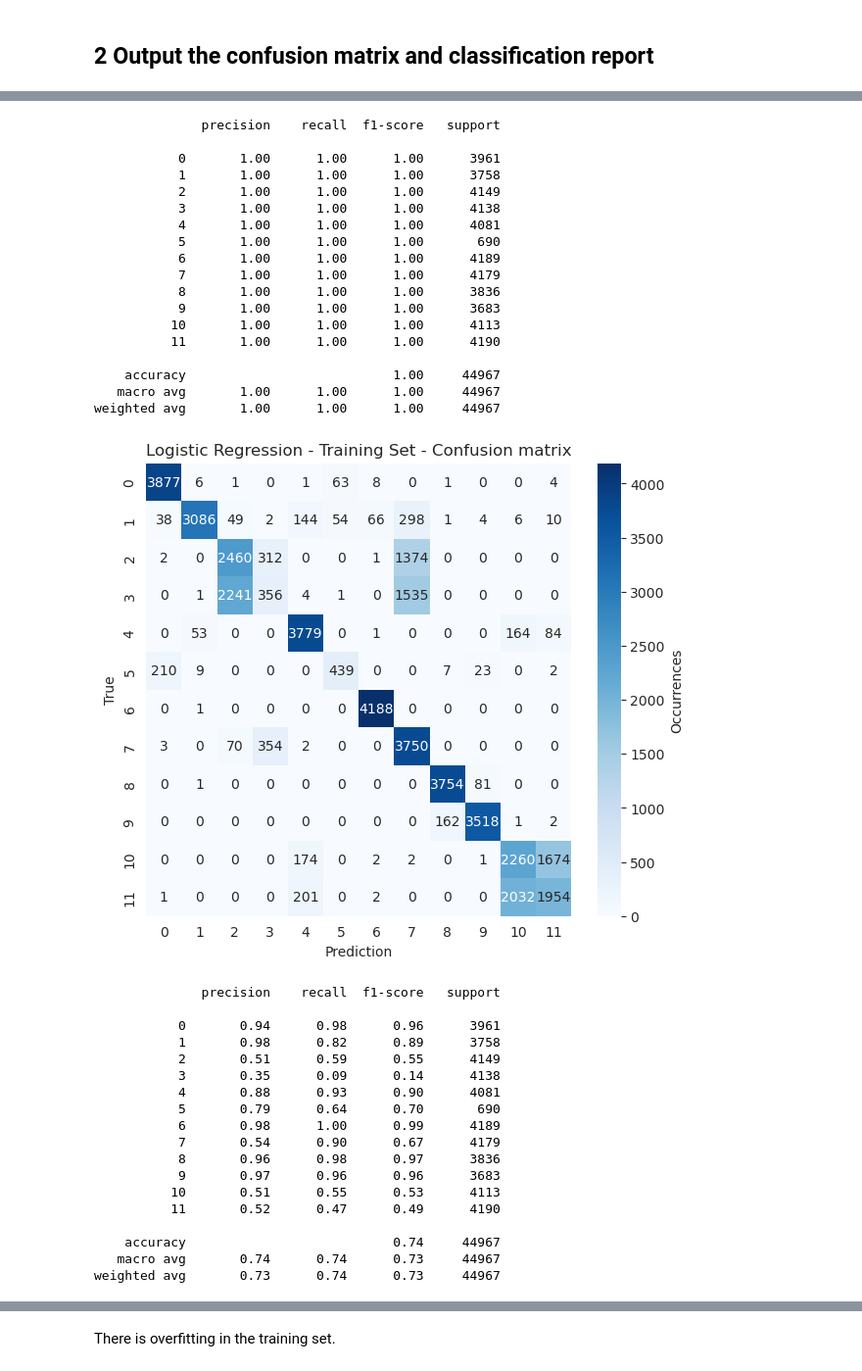
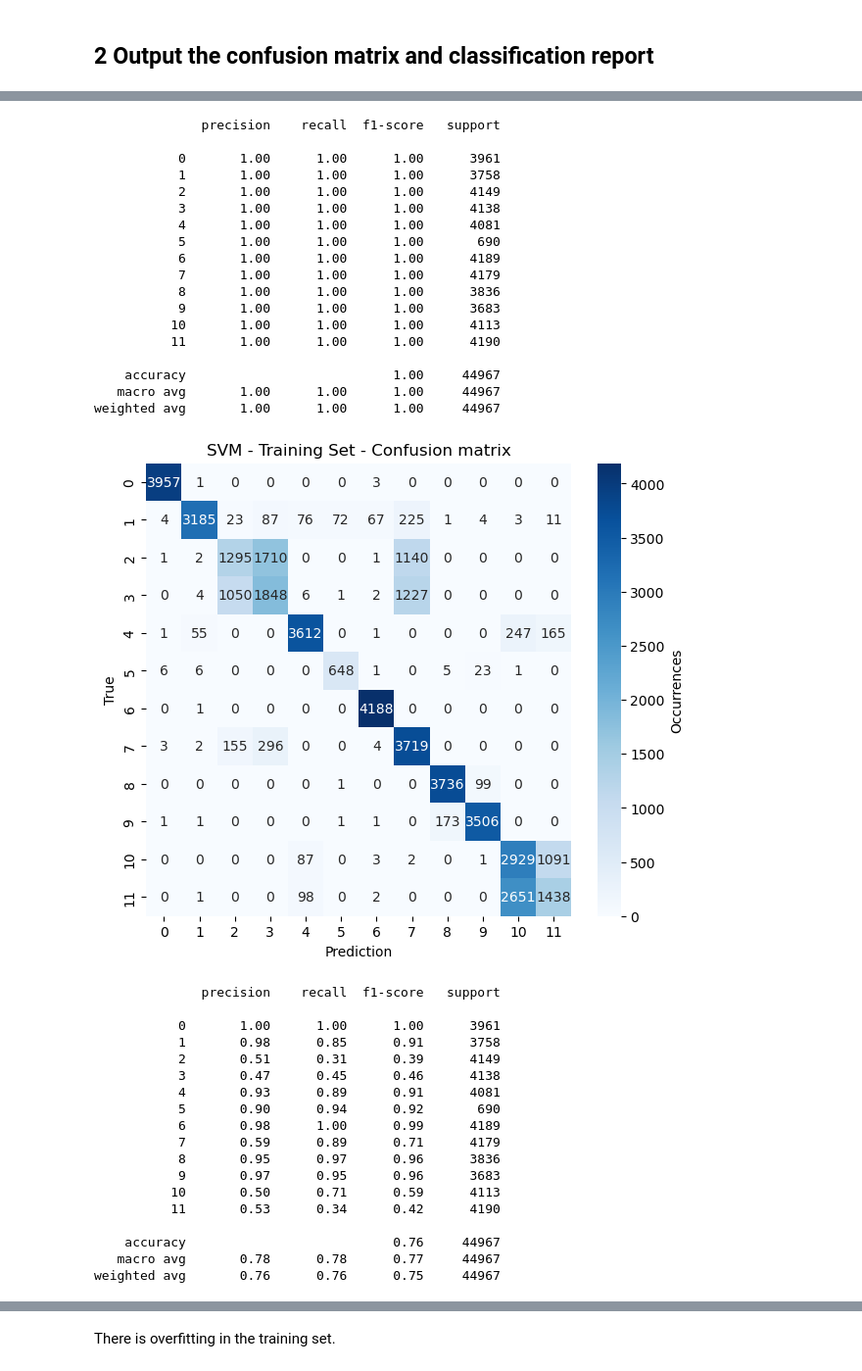
Before and after one commit to n4rciso/DDoS-Detection-using-Machine-Learning, a Jupyter notebook: ToSubmit/ML4N_Project_group9_Section_2.ipynb, the cells around one changed output, grey strips where cells are left out. Shown: that part at 98% size. Saved outputs shown, nothing was run; the diff lists cells and outputs as text; code cells hidden in the pictures.

```diff
--- a/ToSubmit/ML4N_Project_group9_Section_2.ipynb
+++ b/ToSubmit/ML4N_Project_group9_Section_2.ipynb
@@ -51,8 +51,8 @@ ddos_data_copy['label'] = pd.Categorical(ddos_data_copy['label']).codes  # trans
 ddos_data_copy.drop(columns=["Unnamed: 0", "Flow ID", "Destination IP", "Source IP", "Timestamp", "SimillarHTTP"],
                     axis=1, inplace=True)
 
-x = ddos_data_copy.drop(columns=['label']).to_numpy()
-y = ddos_data_copy[['label']].to_numpy()
+x = ddos_data_copy.drop(columns=['label'])
+y = ddos_data_copy[['label']]
 
 # Run stratified training-test splitting
 x_train, x_test, y_train, y_test = train_test_split(x, y, stratify=y, train_size=0.7, random_state=15)
@@ -60,7 +60,7 @@ x_train, x_test, y_train, y_test = train_test_split(x, y, stratify=y, train_size
 # This line is used to flatten the labels (which might be in a two-dimensional array) into one-dimensional arrays.
 # This is often necessary for compatibility with certain machine learning algorithms that expect 1D arrays for labels.
 
-y_train, y_test = np.ravel(y_train), np.ravel(y_test)
+# y_train, y_test = np.ravel(y_train), np.ravel(y_test)
 
 # Standardize data
 scaler = StandardScaler()
@@ -79,22 +95,22 @@ x_test_s = pca.transform(x_test_s)
 # Initialize the models with default parameters
 decision_tree = DecisionTreeClassifier(random_state=42)
 random_forest = RandomForestClassifier(random_state=42)
-logistic_regression = LogisticRegression(random_state=42, max_iter=1000)
+svm_classifier = SVC(random_state=42)
 
 # Train the models on the training data
 decision_tree.fit(x_train_s, y_train)
 random_forest.fit(x_train_s, y_train)
-logistic_regression.fit(x_train_s, y_train)
+svm_classifier.fit(x_train_s, y_train)
 
 # Evaluate the models on the training set
 y_train_pred_dt = decision_tree.predict(x_train_s)
 y_train_pred_rf = random_forest.predict(x_train_s)
-y_train_pred_lr = logistic_regression.predict(x_train_s)
+y_train_pred_svm = svm_classifier.predict(x_train_s)
 
 # Evaluate the models on the test set
 y_test_pred_dt = decision_tree.predict(x_test_s)
 y_test_pred_rf = random_forest.predict(x_test_s)
-y_test_pred_lr = logistic_regression.predict(x_test_s)
+y_test_pred_svm = svm_classifier.predict(x_test_s)
 # %% [markdown]
 ## 2 Output the confusion matrix and classification report
 # %%
@@ -110,8 +126,8 @@ def plot_confusion_matrix_and_report(y_true, y_pred, model_name, dataset_type):
 
 plot_confusion_matrix_and_report(y_train, y_train_pred_dt, 'Decision Tree', 'Training Set')
 plot_confusion_matrix_and_report(y_train, y_train_pred_rf, 'Random Forest', 'Training Set')
-plot_confusion_matrix_and_report(y_train, y_train_pred_lr, 'Logistic Regression', 'Training Set')
+plot_confusion_matrix_and_report(y_train, y_train_pred_svm, 'SVM', 'Training Set')
 plot_confusion_matrix_and_report(y_test, y_test_pred_dt, 'Decision Tree', 'Test Set')
 plot_confusion_matrix_and_report(y_test, y_test_pred_rf, 'Random Forest', 'Test Set')
-plot_confusion_matrix_and_report(y_test, y_test_pred_lr, 'Logistic Regression', 'Test Set')
+plot_confusion_matrix_and_report(y_test, y_test_pred_svm, 'SVM', 'Test Set')
 # %% [output]
@@ -138,37 +154,37 @@ weighted avg       1.00      1.00      1.00     44967
               precision    recall  f1-score   support
 
            0       1.00      1.00      1.00      3961
            1       1.00      1.00      1.00      3758
            2       1.00      1.00      1.00      4149
            3       1.00      1.00      1.00      4138
            4       1.00      1.00      1.00      4081
            5       1.00      1.00      1.00       690
            6       1.00      1.00      1.00      4189
            7       1.00      1.00      1.00      4179
            8       1.00      1.00      1.00      3836
            9       1.00      1.00      1.00      3683
           10       1.00      1.00      1.00      4113
           11       1.00      1.00      1.00      4190
 
     accuracy                           1.00     44967
    macro avg       1.00      1.00      1.00     44967
 weighted avg       1.00      1.00      1.00     44967
-[figure, old version]
+[figure, new version]
               precision    recall  f1-score   support
 
-           0       0.94      0.98      0.96      3961
-           1       0.98      0.82      0.89      3758
-           2       0.51      0.59      0.55      4149
-           3       0.35      0.09      0.14      4138
-           4       0.88      0.93      0.90      4081
-           5       0.79      0.64      0.70       690
+           0       1.00      1.00      1.00      3961
+           1       0.98      0.85      0.91      3758
+           2       0.51      0.31      0.39      4149
+           3       0.47      0.45      0.46      4138
+           4       0.93      0.89      0.91      4081
+           5       0.90      0.94      0.92       690
            6       0.98      1.00      0.99      4189
-           7       0.54      0.90      0.67      4179
-           8       0.96      0.98      0.97      3836
-           9       0.97      0.96      0.96      3683
-          10       0.51      0.55      0.53      4113
-          11       0.52      0.47      0.49      4190
+           7       0.59      0.89      0.71      4179
+           8       0.95      0.97      0.96      3836
+           9       0.97      0.95      0.96      3683
+          10       0.50      0.71      0.59      4113
+          11       0.53      0.34      0.42      4190
 
-    accuracy                           0.74     44967
-   macro avg       0.74      0.74      0.73     44967
-weighted avg       0.73      0.74      0.73     44967
+    accuracy                           0.76     44967
+   macro avg       0.78      0.78      0.77     44967
+weighted avg       0.76      0.76      0.75     44967
```
Also changed, not shown: parts of 24 cells of this notebook.
